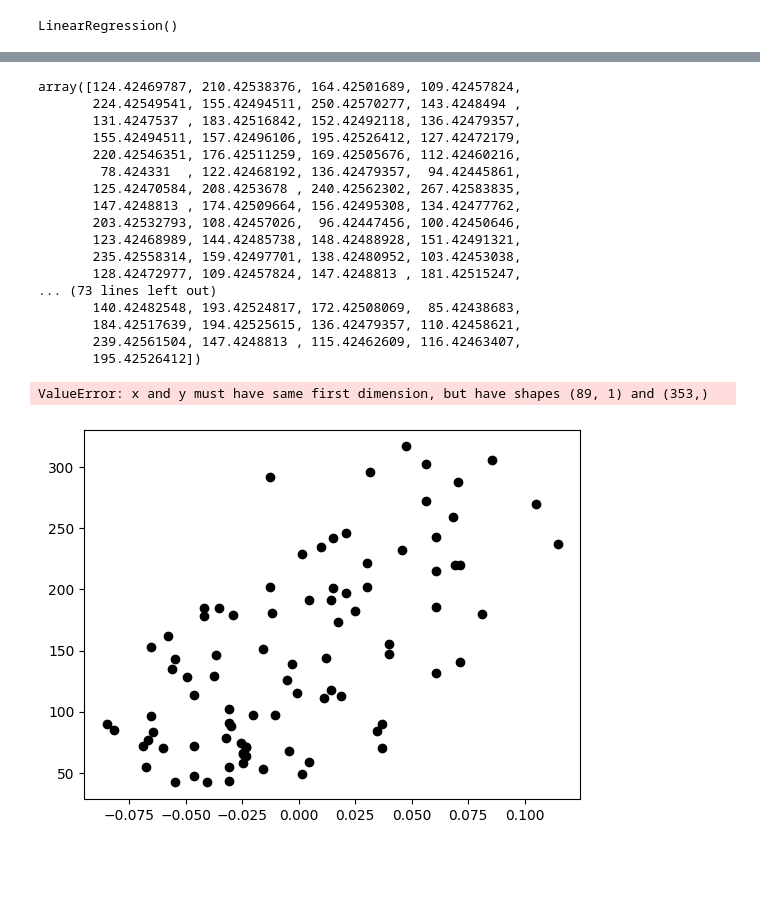
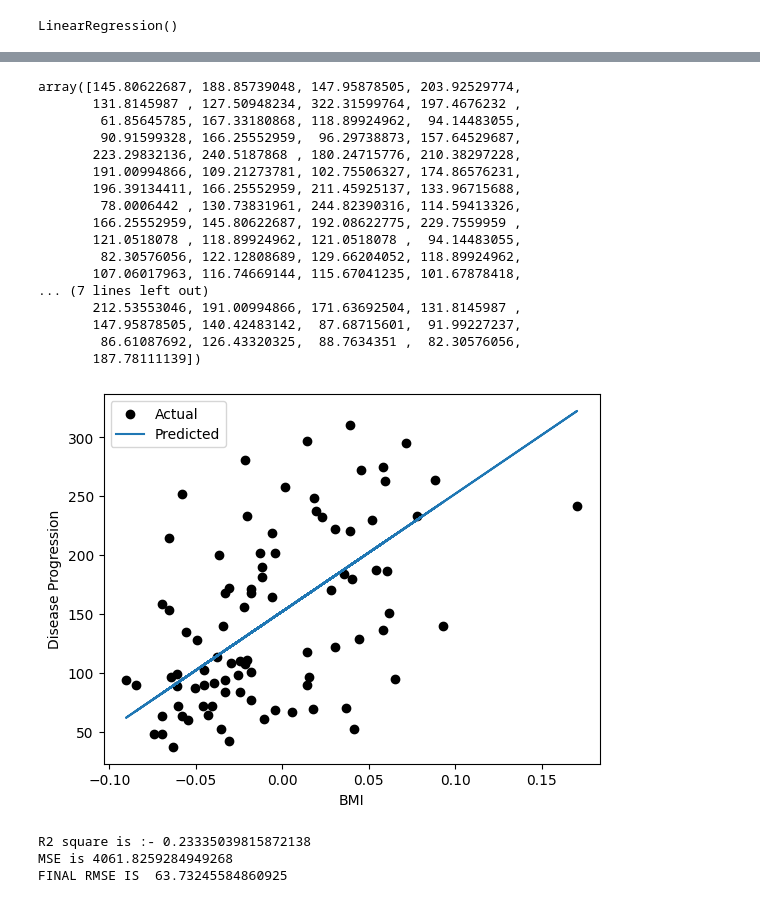
Before and after one commit to bhaskarsrivastava18/LEARNING_ML, a Jupyter notebook: SLR.ipynb, the cells around one changed output, grey strips where cells are left out. Cells and saved outputs as stored; diff of their text form; code cells hidden in the pictures; blank space fills up the shorter version.

```diff
--- a/SLR.ipynb
+++ b/SLR.ipynb
@@ -152,28 +155,43 @@ array([927.81292737])
 # %%
-y_pred=model.predict(X_train)
+y_pred=model.predict(X_test)
 # %%
 y_pred
 # %% [output]
-array([124.42469787, 210.42538376, 164.42501689, 109.42457824,
-       224.42549541, 155.42494511, 250.42570277, 143.4248494 ,
-       131.4247537 , 183.42516842, 152.42492118, 136.42479357,
-       155.42494511, 157.42496106, 195.42526412, 127.42472179,
-       220.42546351, 176.42511259, 169.42505676, 112.42460216,
-        78.424331  , 122.42468192, 136.42479357,  94.42445861,
-       125.42470584, 208.4253678 , 240.42562302, 267.42583835,
-       147.4248813 , 174.42509664, 156.42495308, 134.42477762,
-       203.42532793, 108.42457026,  96.42447456, 100.42450646,
-       123.42468989, 144.42485738, 148.42488928, 151.42491321,
-       235.42558314, 159.42497701, 138.42480952, 103.42453038,
-       128.42472977, 109.42457824, 147.4248813 , 181.42515247,
-... (73 lines left out)
-       140.42482548, 193.42524817, 172.42508069,  85.42438683,
-       184.42517639, 194.42525615, 136.42479357, 110.42458621,
-       239.42561504, 147.4248813 , 115.42462609, 116.42463407,
-       195.42526412])
+array([145.80622687, 188.85739048, 147.95878505, 203.92529774,
+       131.8145987 , 127.50948234, 322.31599764, 197.4676232 ,
+        61.85645785, 167.33180868, 118.89924962,  94.14483055,
+        90.91599328, 166.25552959,  96.29738873, 157.64529687,
+       223.29832136, 240.5187868 , 180.24715776, 210.38297228,
+       191.00994866, 109.21273781, 102.75506327, 174.86576231,
+       196.39134411, 166.25552959, 211.45925137, 133.96715688,
+        78.0006442 , 130.73831961, 244.82390316, 114.59413326,
+       166.25552959, 145.80622687, 192.08622775, 229.7559959 ,
+       121.0518078 , 118.89924962, 121.0518078 ,  94.14483055,
+        82.30576056, 122.12808689, 129.66204052, 118.89924962,
+       107.06017963, 116.74669144, 115.67041235, 101.67878418,
+... (7 lines left out)
+       212.53553046, 191.00994866, 171.63692504, 131.8145987 ,
+       147.95878505, 140.42483142,  87.68715601,  91.99227237,
+        86.61087692, 126.43320325,  88.7634351 ,  82.30576056,
+       187.78111139])
 # %%
-plt.scatter(X_test,Y_test,color='black',label='actual')
-plt.plot(X_test,y_pred,color='blue')
+plt.scatter(X_test.iloc[:,0], Y_test, color='black',label='Actual')
+plt.plot(X_test.iloc[:,0], y_pred, label='Predicted')
+plt.xlabel("BMI")
+plt.ylabel("Disease Progression")
+plt.legend()
+plt.show()
 # %% [output]
-ValueError: x and y must have same first dimension, but have shapes (89, 1) and (353,)
-[figure, old version]
+[figure, new version]
+# %%
+from sklearn.metrics import r2_score, mean_squared_error
+r2=r2_score(Y_test,y_pred)
+print("R2 square is :-",r2)
+MSE=mean_squared_error(Y_test,y_pred)
+print("MSE is",MSE)
+rmse=np.sqrt(MSE)
+print("FINAL RMSE IS ",rmse)
+# %% [output]
+R2 square is :- 0.23335039815872138
+MSE is 4061.8259284949268
+FINAL RMSE IS  63.73245584860925
```
Also changed, not shown: parts of 4 cells of this notebook.
